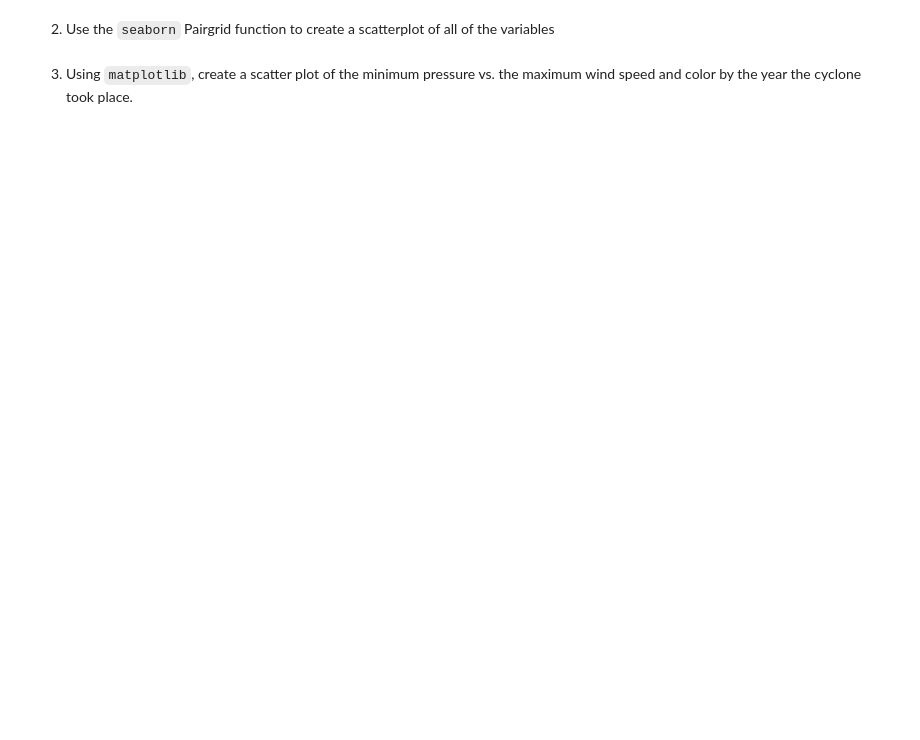
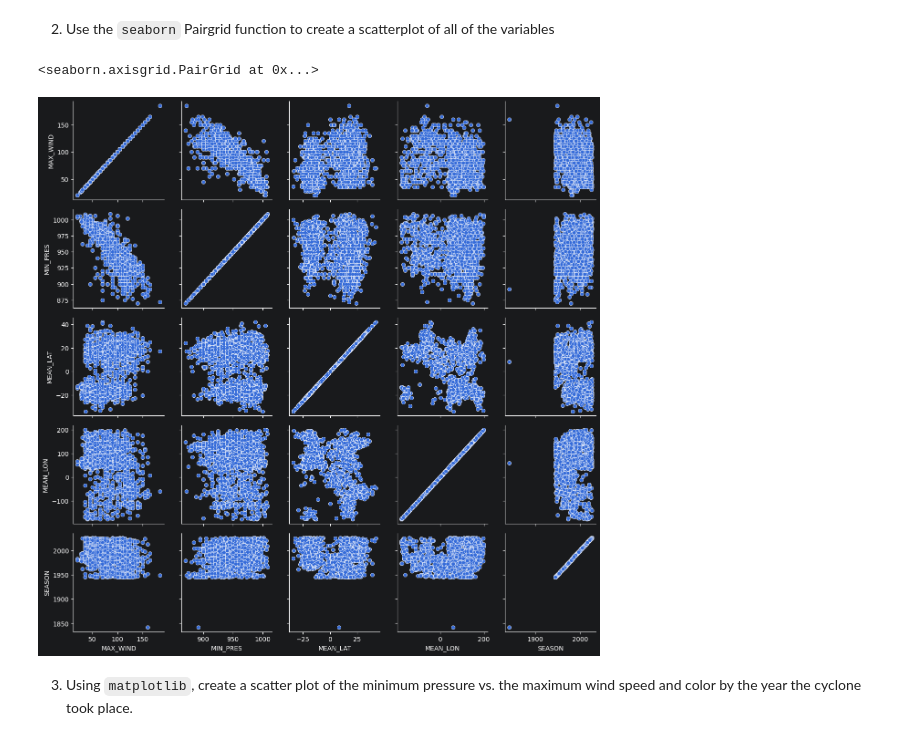
Before and after one commit to deborahteo/ml4climate2026, a Jupyter notebook: Assignment3.ipynb, the cells around one changed output. Drawn from its saved outputs; the diff is of its cells as text; code cells hidden in the pictures; blank space fills up the shorter version.

```diff
--- a/Assignment3.ipynb
+++ b/Assignment3.ipynb
@@ -57,4 +84,10 @@ len(dfnamed)
 # %% [markdown]
 2) Use the `seaborn` Pairgrid function to create a scatterplot of all of the variables
+# %%
+g = sns.PairGrid(dfnamed)
+g.map(sns.scatterplot)
+# %% [output]
+<seaborn.axisgrid.PairGrid at 0x...>
+[figure, added]
 # %% [markdown]
 3) Using `matplotlib`, create a scatter plot of the minimum pressure vs. the maximum wind speed and color by the year the cyclone took place.
```
Also changed, not shown: parts of 22 cells of this notebook, 6 other files.
